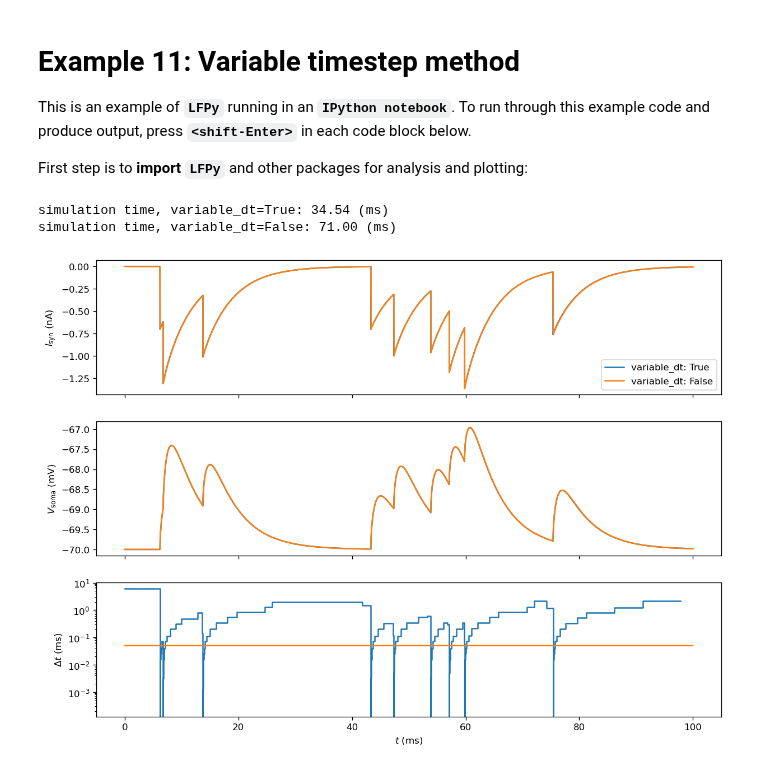
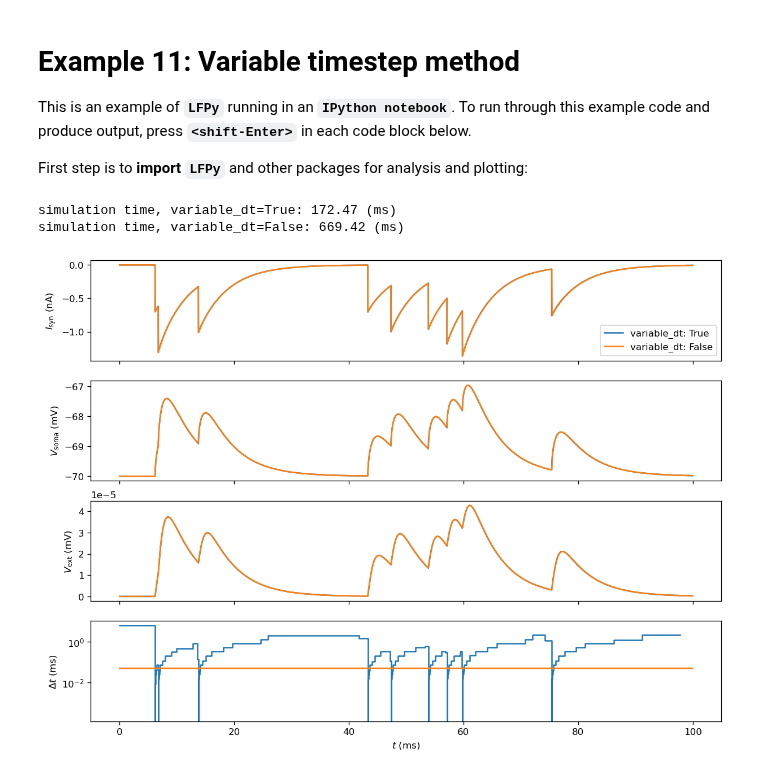
Before and after one commit to LFPy/LFPy, a Jupyter notebook: examples/LFPy-example-11.ipynb, the cells around one changed output. Cells and saved outputs as stored; diff of their text form; code cells hidden in the pictures.

Commit message:
add calculation of extracellular potential to example

```diff
--- a/examples/LFPy-example-11.ipynb
+++ b/examples/LFPy-example-11.ipynb
@@ -30,6 +30,14 @@ syn_params = dict(
     tau=5, # synaptic time constant (ms)
     weight=0.01 # synaptic max conductance (uS)
 )
+# electrode parameters
+electrode_params = dict(
+    sigma=0.3,  # extracellular conductivity [S/m]
+    x = np.array([100.]),
+    y = np.array([0.]),
+    z = np.array([1000.]),
+    method='linesource'
+)
 # %%
 # synapse activation times (ms)
 sptimes = np.random.rand(100)*1000
@@ -55,29 +63,32 @@ def simulation(variable_dt=False):
     '''
     cell = LFPy.Cell(**cell_params)
     syn = LFPy.Synapse(cell, **syn_params)
+    electrode = LFPy.RecExtElectrode(cell, **electrode_params)
     syn.set_spike_times(sptimes=sptimes)
     toc = time()
-    cell.simulate(variable_dt=variable_dt)
+    cell.simulate(electrode=electrode, variable_dt=variable_dt)
     tic = time()
-    return cell.tvec, cell.somav, syn.i, tic-toc
+    return cell.tvec, cell.somav, syn.i, electrode.LFP, tic-toc
 # %%
 # run simulation, plot comparison of output
-fig, axes = plt.subplots(3, 1, sharex=True, figsize=(12, 9), dpi=120)
+fig, axes = plt.subplots(4, 1, sharex=True, figsize=(12, 9), dpi=120)
 for variable_dt in [True, False]:
     # run prediction
-    tvec, somav, syni, tictoc = simulation(variable_dt)
+    tvec, somav, syni, lfp, tictoc = simulation(variable_dt)
 
     print('simulation time, variable_dt={}: {:.02f} (ms)'.format(variable_dt, tictoc*1000))
     axes[0].plot(tvec, syni, label='variable_dt: {}'.format(variable_dt))
     axes[0].set_ylabel(r'$I_\mathrm{syn}$ (nA)')
     axes[1].plot(tvec, somav)
     axes[1].set_ylabel(r'$V_\mathrm{soma}$ (mV)')
-    axes[2].step(tvec[:-1], np.diff(tvec), where='post')
-    axes[2].semilogy()
-    axes[2].set_ylabel('$\Delta t$ (ms)')
-    axes[2].set_xlabel(r'$t$ (ms)')
+    axes[2].plot(tvec, lfp[0])
+    axes[2].set_ylabel(r'$V_\mathrm{ext}$ (mV)')
+    axes[3].step(tvec[:-1], np.diff(tvec), where='post')
+    axes[3].semilogy()
+    axes[3].set_ylabel('$\Delta t$ (ms)')
+    axes[3].set_xlabel(r'$t$ (ms)')
 _ = axes[0].legend(loc='best')
 # %% [output]
-simulation time, variable_dt=True: 34.54 (ms)
-simulation time, variable_dt=False: 71.00 (ms)
+simulation time, variable_dt=True: 172.47 (ms)
+simulation time, variable_dt=False: 669.42 (ms)
-[figure, old version]
+[figure, new version]
```
